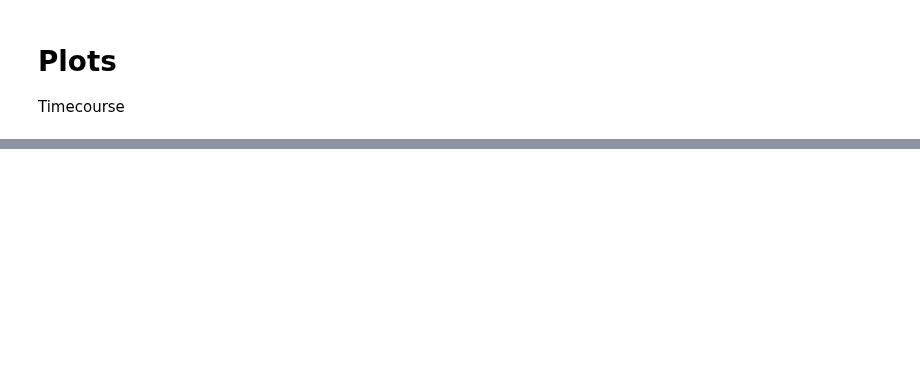
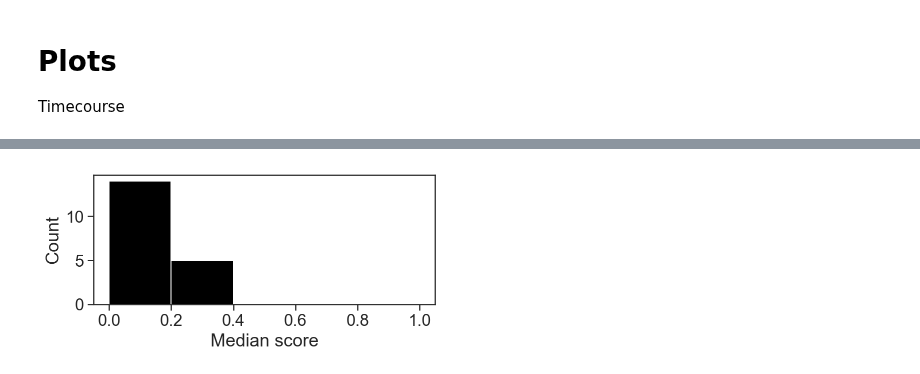
Before and after one commit to CoAxLab/azad, a Jupyter notebook: notebooks/wythoff_exp53.ipynb, the cells around one changed output, grey strips where cells are left out. Cells and saved outputs as stored; diff of their text form; code cells hidden in the pictures; blank space fills up the shorter version.

```diff
--- a/notebooks/wythoff_exp53.ipynb
+++ b/notebooks/wythoff_exp53.ipynb
@@ -119,0 +120,13 @@ _ = plt.tight_layout()
+# %%
+data = []
+plt.figure(figsize=(6, 3))
+for r, mon in enumerate(exp_53):
+    if mon is not None:
+        data.append(np.median(mon['score'][-100:-1]))
+
+_ = plt.hist(data, bins=5, range=(0,1), color='black')
+_ = plt.xlabel("Median score")
+_ = plt.ylabel("Count")
+_ = plt.tight_layout()
+# %% [output]
+[figure, added]
```
Also changed, not shown: parts of 6 cells of this notebook, 6 other files.
